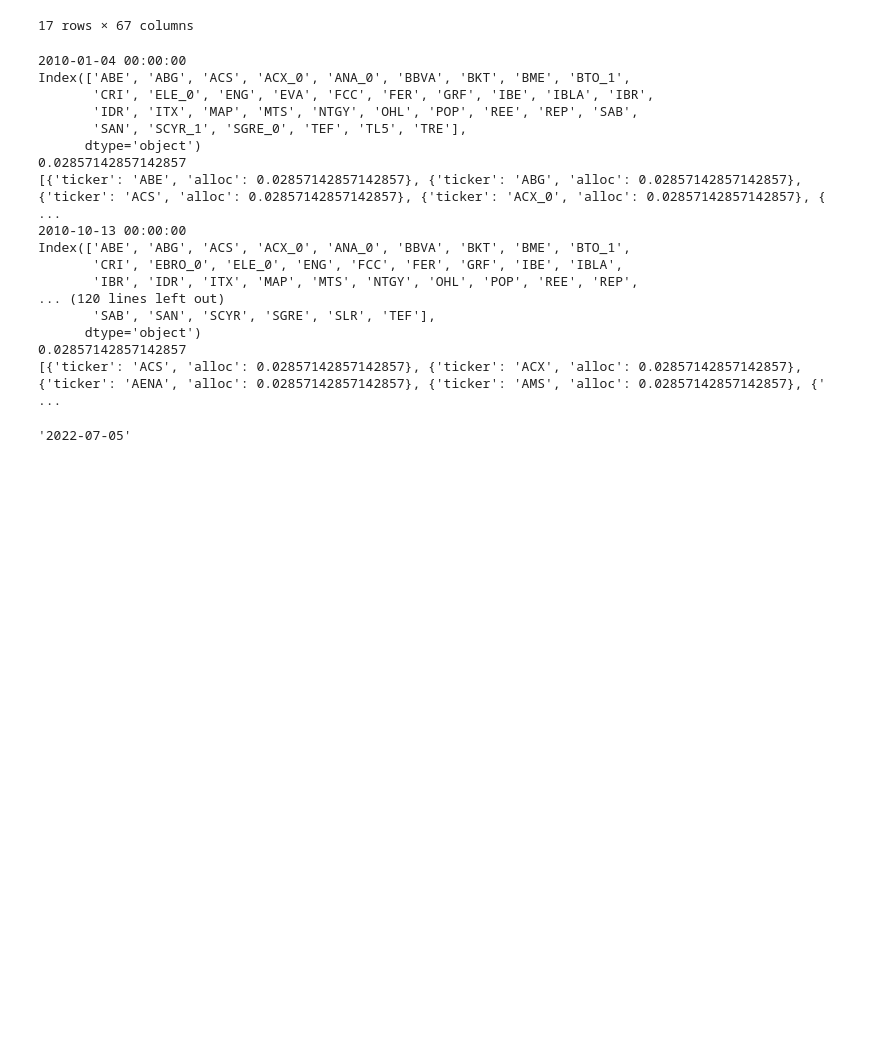
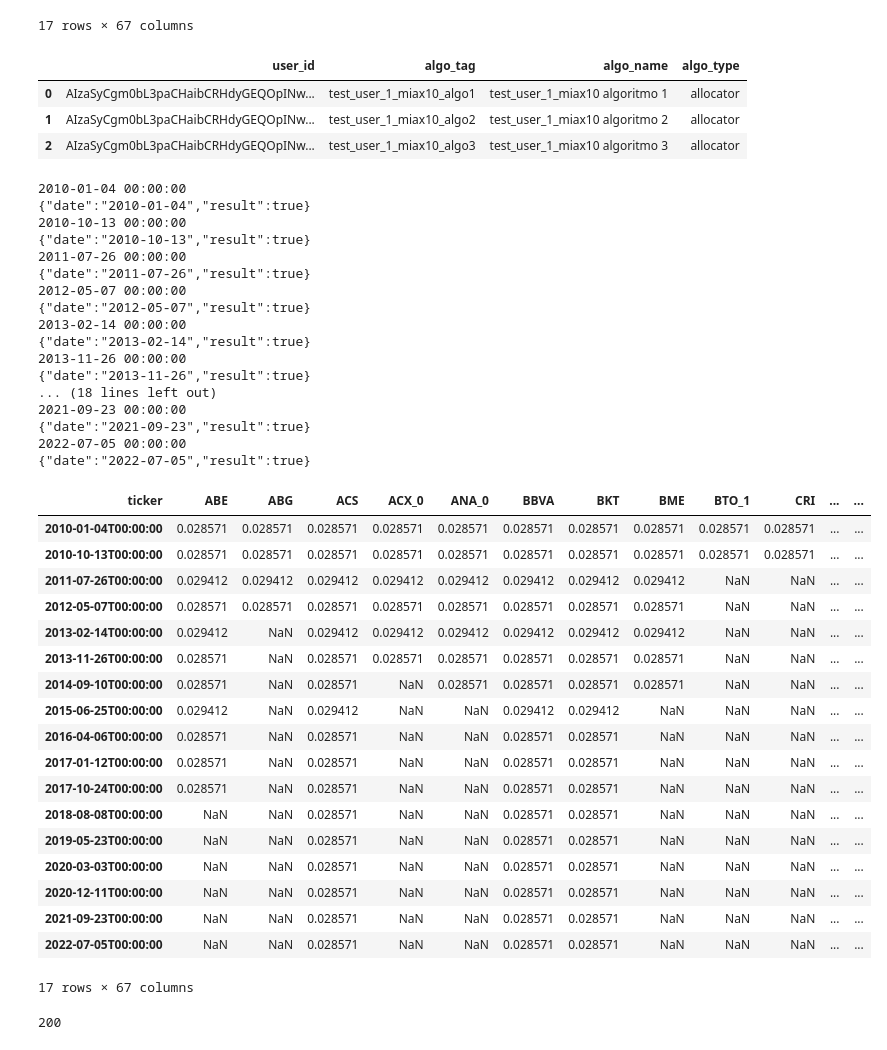
Before and after one commit to fernandodelacalle/miax-product, a Jupyter notebook: API_Practica/ejercicios/ejercicio_algos.ipynb, the cells around one changed output. Cells and saved outputs as stored; diff of their text form; code cells hidden in the pictures; blank space fills up the shorter version.

Commit message:
send 2

```diff
--- a/API_Practica/ejercicios/ejercicio_algos.ipynb
+++ b/API_Practica/ejercicios/ejercicio_algos.ipynb
@@ -143,37 +190,70 @@ df_close.iloc[::200]
 | 2021-09-23 | NaN | NaN | NaN | NaN | 21.150558 | 10.255316 | NaN | 138.400000 | 13.994760 | 55.720000 | ... | ... |
 | 2022-07-05 | NaN | NaN | NaN | NaN | 20.500686 | 8.073951 | NaN | 119.200000 | NaN | 51.360000 | ... | ... |
 17 rows × 67 columns
+# %%
+df_algos = get_algos(competi)
+df_algos
+# %% [output]
+|  | user_id | algo_tag | algo_name | algo_type |
+| 0 | AIzaSyCgm0bL3paCHaibCRHdyGEQOpINw... | test_user_1_miax10_algo1 | test_user_1_miax10 algoritmo 1 | allocator |
+| 1 | AIzaSyCgm0bL3paCHaibCRHdyGEQOpINw... | test_user_1_miax10_algo2 | test_user_1_miax10 algoritmo 2 | allocator |
+| 2 | AIzaSyCgm0bL3paCHaibCRHdyGEQOpINw... | test_user_1_miax10_algo3 | test_user_1_miax10 algoritmo 3 | allocator |
+# %%
+competi = 'mia_10'
+algo_tag = 'test_user_1_miax10_algo1'
+market = 'IBEX'
 # %%
 for date, data in df_close.iloc[::200].iterrows():
     print(date)
     tcks_activos = data.dropna().index
-    print(tcks_activos)
     alloc = 1/tcks_activos.shape[0]
-    print(alloc)
     allocations_to_sent = [
         {'ticker': tck, 'alloc': alloc}
         for tck in tcks_activos
     ]
-    print(allocations_to_sent)
+    date = date.strftime('%Y-%m-%d')
+    send_alloc(competi, algo_tag, market, date, allocations_to_sent)
 # %% [output]
 2010-01-04 00:00:00
-Index(['ABE', 'ABG', 'ACS', 'ACX_0', 'ANA_0', 'BBVA', 'BKT', 'BME', 'BTO_1',
-       'CRI', 'ELE_0', 'ENG', 'EVA', 'FCC', 'FER', 'GRF', 'IBE', 'IBLA', 'IBR',
-       'IDR', 'ITX', 'MAP', 'MTS', 'NTGY', 'OHL', 'POP', 'REE', 'REP', 'SAB',
-       'SAN', 'SCYR_1', 'SGRE_0', 'TEF', 'TL5', 'TRE'],
-      dtype='object')
-0.02857142857142857
-[{'ticker': 'ABE', 'alloc': 0.02857142857142857}, {'ticker': 'ABG', 'alloc': 0.02857142857142857}, {'ticker': 'ACS', 'alloc': 0.02857142857142857}, {'ticker': 'ACX_0', 'alloc': 0.02857142857142857}, { ...
+{"date":"2010-01-04","result":true}
 2010-10-13 00:00:00
-Index(['ABE', 'ABG', 'ACS', 'ACX_0', 'ANA_0', 'BBVA', 'BKT', 'BME', 'BTO_1',
-       'CRI', 'EBRO_0', 'ELE_0', 'ENG', 'FCC', 'FER', 'GRF', 'IBE', 'IBLA',
-       'IBR', 'IDR', 'ITX', 'MAP', 'MTS', 'NTGY', 'OHL', 'POP', 'REE', 'REP',
-... (120 lines left out)
-       'SAB', 'SAN', 'SCYR', 'SGRE', 'SLR', 'TEF'],
-      dtype='object')
-0.02857142857142857
-[{'ticker': 'ACS', 'alloc': 0.02857142857142857}, {'ticker': 'ACX', 'alloc': 0.02857142857142857}, {'ticker': 'AENA', 'alloc': 0.02857142857142857}, {'ticker': 'AMS', 'alloc': 0.02857142857142857}, {' ...
+{"date":"2010-10-13","result":true}
+2011-07-26 00:00:00
+{"date":"2011-07-26","result":true}
+2012-05-07 00:00:00
+{"date":"2012-05-07","result":true}
+2013-02-14 00:00:00
+{"date":"2013-02-14","result":true}
+2013-11-26 00:00:00
+{"date":"2013-11-26","result":true}
+... (18 lines left out)
+2021-09-23 00:00:00
+{"date":"2021-09-23","result":true}
+2022-07-05 00:00:00
+{"date":"2022-07-05","result":true}
-# %%
-date.strftime('%Y-%m-%d')
-# %% [output]
-'2022-07-05'
+# %%
+get_allocs(competi, algo_tag, market)
+# %% [output]
+| ticker | ABE | ABG | ACS | ACX_0 | ANA_0 | BBVA | BKT | BME | BTO_1 | CRI | ... | ... |
+| 2010-01-04T00:00:00 | 0.028571 | 0.028571 | 0.028571 | 0.028571 | 0.028571 | 0.028571 | 0.028571 | 0.028571 | 0.028571 | 0.028571 | ... | ... |
+| 2010-10-13T00:00:00 | 0.028571 | 0.028571 | 0.028571 | 0.028571 | 0.028571 | 0.028571 | 0.028571 | 0.028571 | 0.028571 | 0.028571 | ... | ... |
+| 2011-07-26T00:00:00 | 0.029412 | 0.029412 | 0.029412 | 0.029412 | 0.029412 | 0.029412 | 0.029412 | 0.029412 | NaN | NaN | ... | ... |
+| 2012-05-07T00:00:00 | 0.028571 | 0.028571 | 0.028571 | 0.028571 | 0.028571 | 0.028571 | 0.028571 | 0.028571 | NaN | NaN | ... | ... |
+| 2013-02-14T00:00:00 | 0.029412 | NaN | 0.029412 | 0.029412 | 0.029412 | 0.029412 | 0.029412 | 0.029412 | NaN | NaN | ... | ... |
+| 2013-11-26T00:00:00 | 0.028571 | NaN | 0.028571 | 0.028571 | 0.028571 | 0.028571 | 0.028571 | 0.028571 | NaN | NaN | ... | ... |
+| 2014-09-10T00:00:00 | 0.028571 | NaN | 0.028571 | NaN | 0.028571 | 0.028571 | 0.028571 | 0.028571 | NaN | NaN | ... | ... |
+| 2015-06-25T00:00:00 | 0.029412 | NaN | 0.029412 | NaN | NaN | 0.029412 | 0.029412 | NaN | NaN | NaN | ... | ... |
+| 2016-04-06T00:00:00 | 0.028571 | NaN | 0.028571 | NaN | NaN | 0.028571 | 0.028571 | NaN | NaN | NaN | ... | ... |
+| 2017-01-12T00:00:00 | 0.028571 | NaN | 0.028571 | NaN | NaN | 0.028571 | 0.028571 | NaN | NaN | NaN | ... | ... |
+| 2017-10-24T00:00:00 | 0.028571 | NaN | 0.028571 | NaN | NaN | 0.028571 | 0.028571 | NaN | NaN | NaN | ... | ... |
+| 2018-08-08T00:00:00 | NaN | NaN | 0.028571 | NaN | NaN | 0.028571 | 0.028571 | NaN | NaN | NaN | ... | ... |
+| 2019-05-23T00:00:00 | NaN | NaN | 0.028571 | NaN | NaN | 0.028571 | 0.028571 | NaN | NaN | NaN | ... | ... |
+| 2020-03-03T00:00:00 | NaN | NaN | 0.028571 | NaN | NaN | 0.028571 | 0.028571 | NaN | NaN | NaN | ... | ... |
+| 2020-12-11T00:00:00 | NaN | NaN | 0.028571 | NaN | NaN | 0.028571 | 0.028571 | NaN | NaN | NaN | ... | ... |
+| 2021-09-23T00:00:00 | NaN | NaN | 0.028571 | NaN | NaN | 0.028571 | 0.028571 | NaN | NaN | NaN | ... | ... |
+| 2022-07-05T00:00:00 | NaN | NaN | 0.028571 | NaN | NaN | 0.028571 | 0.028571 | NaN | NaN | NaN | ... | ... |
+17 rows × 67 columns
+# %%
+delete_allocs(competi, algo_tag, market)
+# %% [output]
+200
```
Also changed, not shown: parts of 1 cell of this notebook.
